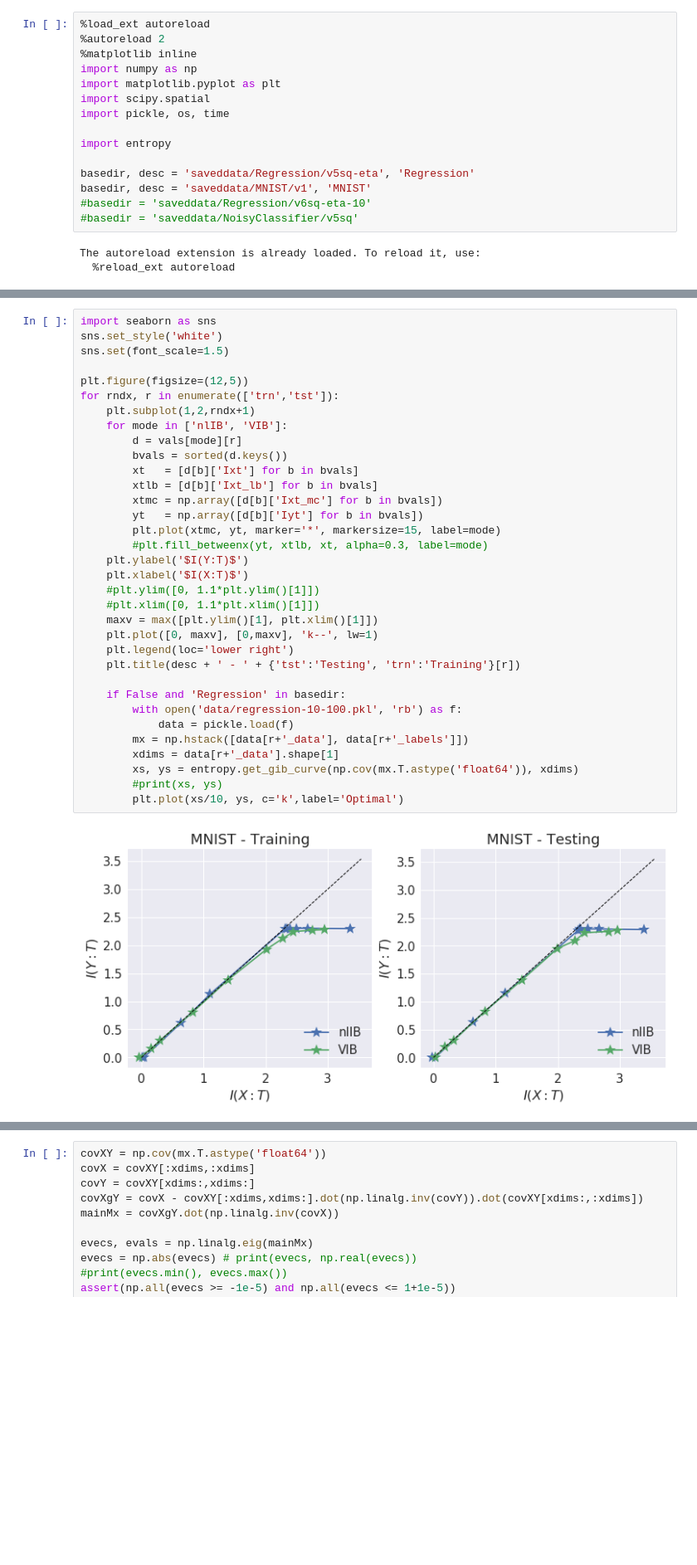
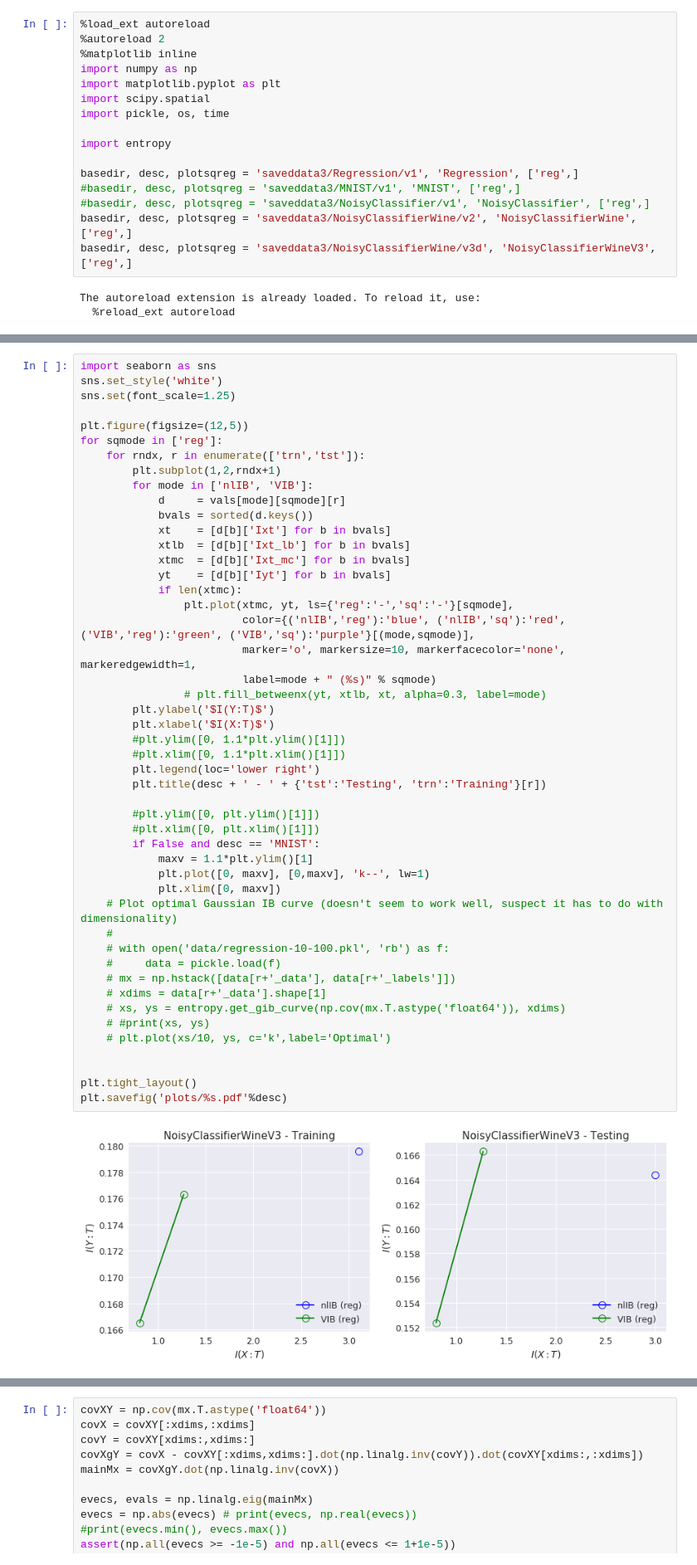
Before and after one commit to artemyk/nonlinearIB, a Jupyter notebook: code/PlotResults.ipynb, the cells around one changed output, grey strips where cells are left out. Shown at 83% size. Saved outputs shown, nothing was run; the diff lists cells and outputs as text; blank space fills up the shorter version.

```diff
--- a/code/PlotResults.ipynb
+++ b/code/PlotResults.ipynb
@@ -9,10 +9,11 @@ import pickle, os, time
 
 import entropy
 
-basedir, desc = 'saveddata/Regression/v5sq-eta', 'Regression'
-basedir, desc = 'saveddata/MNIST/v1', 'MNIST'
-#basedir = 'saveddata/Regression/v6sq-eta-10'
-#basedir = 'saveddata/NoisyClassifier/v5sq'
+basedir, desc, plotsqreg = 'saveddata3/Regression/v1', 'Regression', ['reg',]
+#basedir, desc, plotsqreg = 'saveddata3/MNIST/v1', 'MNIST', ['reg',]
+#basedir, desc, plotsqreg = 'saveddata3/NoisyClassifier/v1', 'NoisyClassifier', ['reg',]
+basedir, desc, plotsqreg = 'saveddata3/NoisyClassifierWine/v2', 'NoisyClassifierWine', ['reg',]
+basedir, desc, plotsqreg = 'saveddata3/NoisyClassifierWine/v3d', 'NoisyClassifierWineV3', ['reg',]
 # %% [output]
 The autoreload extension is already loaded. To reload it, use:
   %reload_ext autoreload
@@ -66,39 +76,53 @@ for fname in os.listdir(basedir):
 # %%
 import seaborn as sns
 sns.set_style('white')
-sns.set(font_scale=1.5)
+sns.set(font_scale=1.25)
 
 plt.figure(figsize=(12,5))
-for rndx, r in enumerate(['trn','tst']):
-    plt.subplot(1,2,rndx+1)
-    for mode in ['nlIB', 'VIB']:
-        d = vals[mode][r]
-        bvals = sorted(d.keys())
-        xt   = [d[b]['Ixt'] for b in bvals]
-        xtlb = [d[b]['Ixt_lb'] for b in bvals]
-        xtmc = np.array([d[b]['Ixt_mc'] for b in bvals])
-        yt   = np.array([d[b]['Iyt'] for b in bvals])
-        plt.plot(xtmc, yt, marker='*', markersize=15, label=mode)
-        #plt.fill_betweenx(yt, xtlb, xt, alpha=0.3, label=mode)
-    plt.ylabel('$I(Y:T)$')
-    plt.xlabel('$I(X:T)$')
-    #plt.ylim([0, 1.1*plt.ylim()[1]])
-    #plt.xlim([0, 1.1*plt.xlim()[1]])
-    maxv = max([plt.ylim()[1], plt.xlim()[1]])
-    plt.plot([0, maxv], [0,maxv], 'k--', lw=1)
-    plt.legend(loc='lower right')
-    plt.title(desc + ' - ' + {'tst':'Testing', 'trn':'Training'}[r])
+for sqmode in ['reg']:
+    for rndx, r in enumerate(['trn','tst']):
+        plt.subplot(1,2,rndx+1)
+        for mode in ['nlIB', 'VIB']:
+            d     = vals[mode][sqmode][r]
+            bvals = sorted(d.keys())
+            xt    = [d[b]['Ixt'] for b in bvals]
+            xtlb  = [d[b]['Ixt_lb'] for b in bvals]
+            xtmc  = [d[b]['Ixt_mc'] for b in bvals]
+            yt    = [d[b]['Iyt'] for b in bvals]
+            if len(xtmc):
+                plt.plot(xtmc, yt, ls={'reg':'-','sq':'-'}[sqmode],
+                         color={('nlIB','reg'):'blue', ('nlIB','sq'):'red', ('VIB','reg'):'green', ('VIB','sq'):'purple'}[(mode,sqmode)],
+                         marker='o', markersize=10, markerfacecolor='none', markeredgewidth=1,
+                         label=mode + " (%s)" % sqmode)
+                # plt.fill_betweenx(yt, xtlb, xt, alpha=0.3, label=mode)
+        plt.ylabel('$I(Y:T)$')
+        plt.xlabel('$I(X:T)$')
+        #plt.ylim([0, 1.1*plt.ylim()[1]])
+        #plt.xlim([0, 1.1*plt.xlim()[1]])
+        plt.legend(loc='lower right')
+        plt.title(desc + ' - ' + {'tst':'Testing', 'trn':'Training'}[r])
 
-    if False and 'Regression' in basedir:
-        with open('data/regression-10-100.pkl', 'rb') as f:
-            data = pickle.load(f)
-        mx = np.hstack([data[r+'_data'], data[r+'_labels']])
-        xdims = data[r+'_data'].shape[1]
-        xs, ys = entropy.get_gib_curve(np.cov(mx.T.astype('float64')), xdims)
-        #print(xs, ys)
-        plt.plot(xs/10, ys, c='k',label='Optimal')
+        #plt.ylim([0, plt.ylim()[1]])
+        #plt.xlim([0, plt.xlim()[1]])
+        if False and desc == 'MNIST':
+            maxv = 1.1*plt.ylim()[1]
+            plt.plot([0, maxv], [0,maxv], 'k--', lw=1)
+            plt.xlim([0, maxv])
+    # Plot optimal Gaussian IB curve (doesn't seem to work well, suspect it has to do with dimensionality)
+    #
+    # with open('data/regression-10-100.pkl', 'rb') as f:
+    #     data = pickle.load(f)
+    # mx = np.hstack([data[r+'_data'], data[r+'_labels']])
+    # xdims = data[r+'_data'].shape[1]
+    # xs, ys = entropy.get_gib_curve(np.cov(mx.T.astype('float64')), xdims)
+    # #print(xs, ys)
+    # plt.plot(xs/10, ys, c='k',label='Optimal')
+
+
+plt.tight_layout()
+plt.savefig('plots/%s.pdf'%desc)
 # %% [output]
-[figure, old version]
+[figure, new version]
 # %%
 
 #print(vals['nlIB']['trn'][.05])
```
Also changed, not shown: parts of 3 cells of this notebook, 7 other files.
